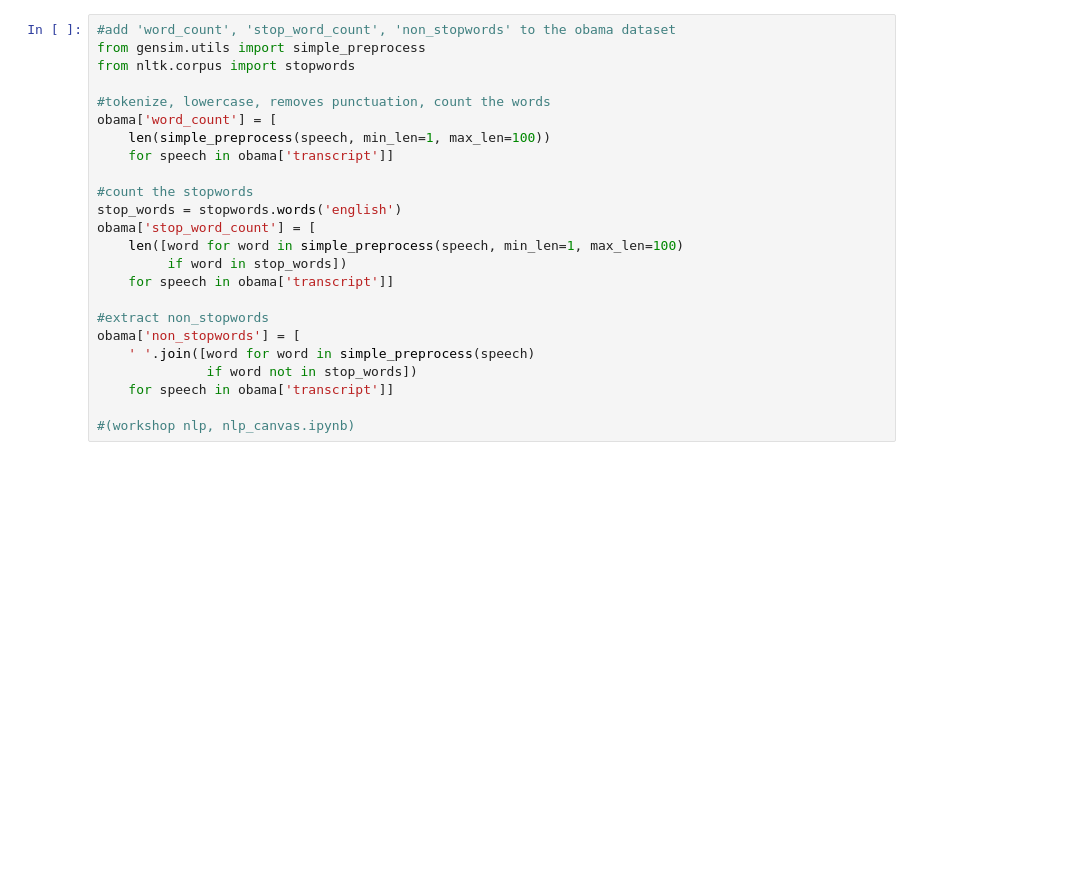
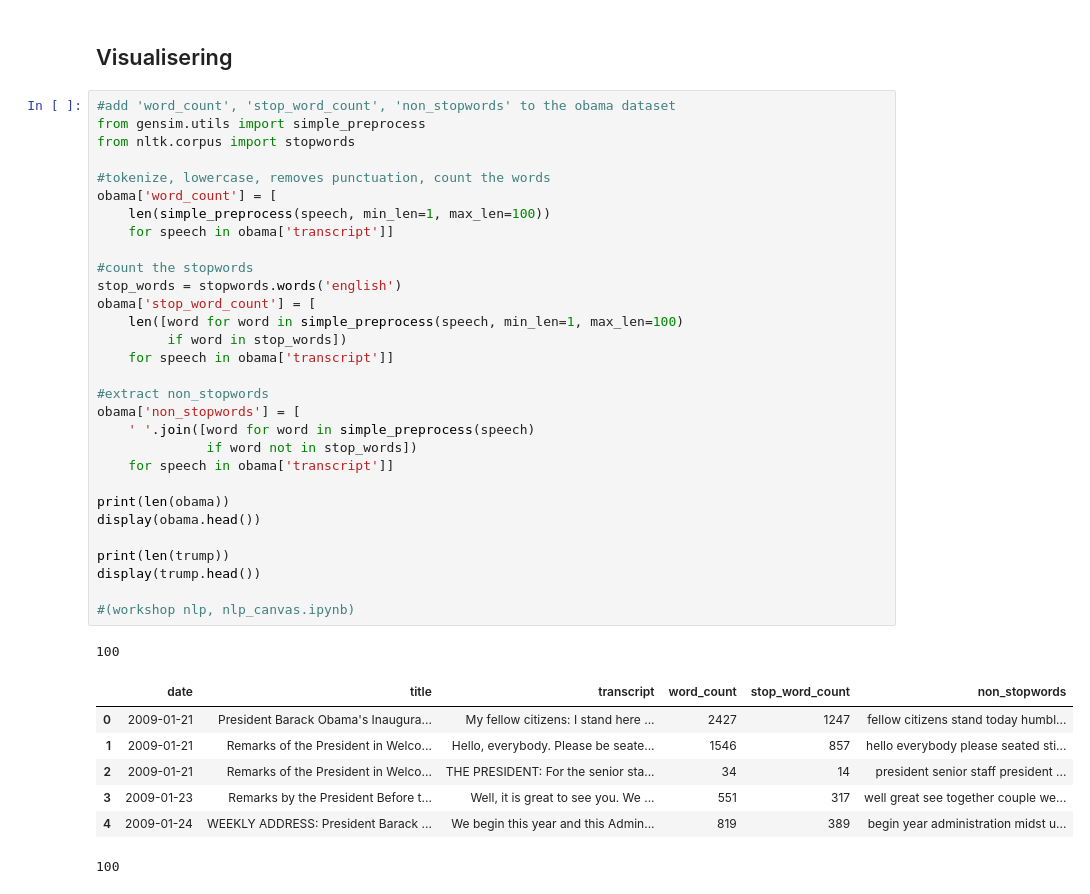
Before and after one commit to howlou/Trump-shit, a Jupyter notebook: Comparison_NLP.ipynb, the cells around one changed output. Saved outputs shown, nothing was run; the diff lists cells and outputs as text; blank space fills up the shorter version.

```diff
--- a/Comparison_NLP.ipynb
+++ b/Comparison_NLP.ipynb
@@ -23,24 +43,41 @@ obama = obama[['date', 'title', 'transcript']]
+# %% [markdown]
+## Visualisering
 # %%
 #add 'word_count', 'stop_word_count', 'non_stopwords' to the obama dataset
 from gensim.utils import simple_preprocess
 from nltk.corpus import stopwords
 
 #tokenize, lowercase, removes punctuation, count the words
 obama['word_count'] = [
     len(simple_preprocess(speech, min_len=1, max_len=100))
     for speech in obama['transcript']]
 
 #count the stopwords
 stop_words = stopwords.words('english')
 obama['stop_word_count'] = [
     len([word for word in simple_preprocess(speech, min_len=1, max_len=100)
          if word in stop_words])
     for speech in obama['transcript']]
 
 #extract non_stopwords
 obama['non_stopwords'] = [
     ' '.join([word for word in simple_preprocess(speech)
               if word not in stop_words])
     for speech in obama['transcript']]
 
+print(len(obama))
+display(obama.head())
+
+print(len(trump))
+display(trump.head())
+
 #(workshop nlp, nlp_canvas.ipynb)
+# %% [output]
+100
+|  | date | title | transcript | word_count | stop_word_count | non_stopwords |
+| 0 | 2009-01-21 | President Barack Obama's Inaugura... | My fellow citizens: I stand here ... | 2427 | 1247 | fellow citizens stand today humbl... |
+| 1 | 2009-01-21 | Remarks of the President in Welco... | Hello, everybody. Please be seate... | 1546 | 857 | hello everybody please seated sti... |
+| 2 | 2009-01-21 | Remarks of the President in Welco... | THE PRESIDENT: For the senior sta... | 34 | 14 | president senior staff president ... |
+| 3 | 2009-01-23 | Remarks by the President Before t... | Well, it is great to see you. We ... | 551 | 317 | well great see together couple we... |
+| 4 | 2009-01-24 | WEEKLY ADDRESS: President Barack ... | We begin this year and this Admin... | 819 | 389 | begin year administration midst u... |
+100
```
Also changed, not shown: parts of 7 cells of this notebook.
